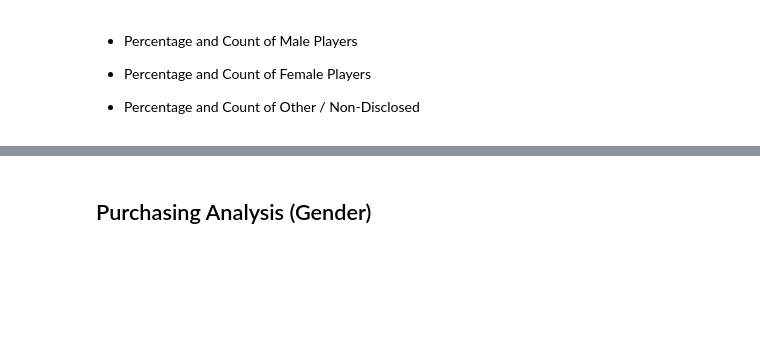
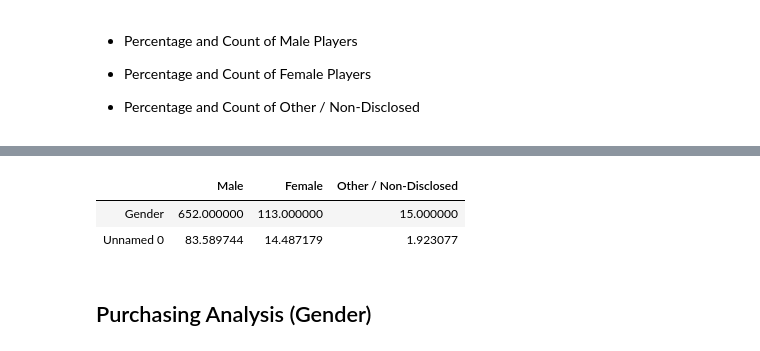
Before and after one commit to jbell69/pandas-challenge, a Jupyter notebook: HeroesOfPymoli/HeroesOfPymoli_starter.ipynb, the cells around one changed output, grey strips where cells are left out. Cells and saved outputs as stored; diff of their text form; code cells hidden in the pictures; blank space fills up the shorter version.

```diff
--- a/HeroesOfPymoli/HeroesOfPymoli_starter.ipynb
+++ b/HeroesOfPymoli/HeroesOfPymoli_starter.ipynb
@@ -67,3 +89,20 @@ total_players
+# %%
+gender_count = purchase_data_df["Gender"].value_counts()
+gender_percentage = purchase_data_df
+
+#gender_count['percentage'] = gender_count['Gender']/gender_count['Gender'].sum()
+
+percentage = (purchase_data_df.groupby('Gender').size()/purchase_data_df['Gender'].count())*100
+
+percentage
+#gender_count_df = pd.DataFrame(gender_count)
+#gender_count_df
+summary_df = pd.DataFrame([gender_count, percentage])
+summary_df
+# %% [output]
+|  | Male | Female | Other / Non-Disclosed |
+| Gender | 652.000000 | 113.000000 | 15.000000 |
+| Unnamed 0 | 83.589744 | 14.487179 | 1.923077 |
 # %% [markdown]
 
 ## Purchasing Analysis (Gender)
```
Also changed, not shown: parts of 4 cells of this notebook.
